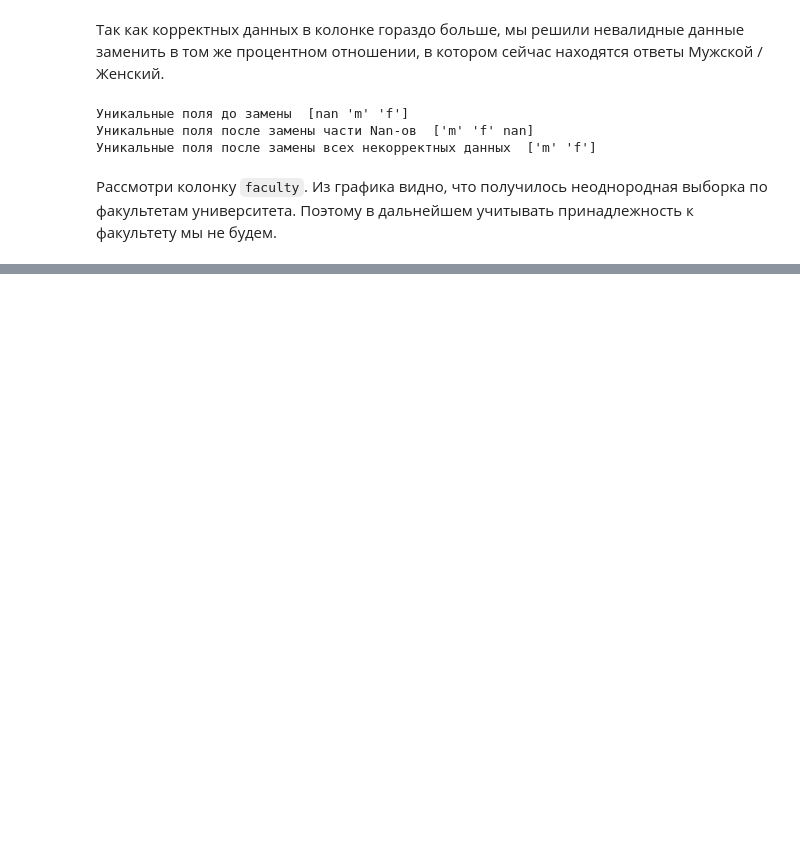
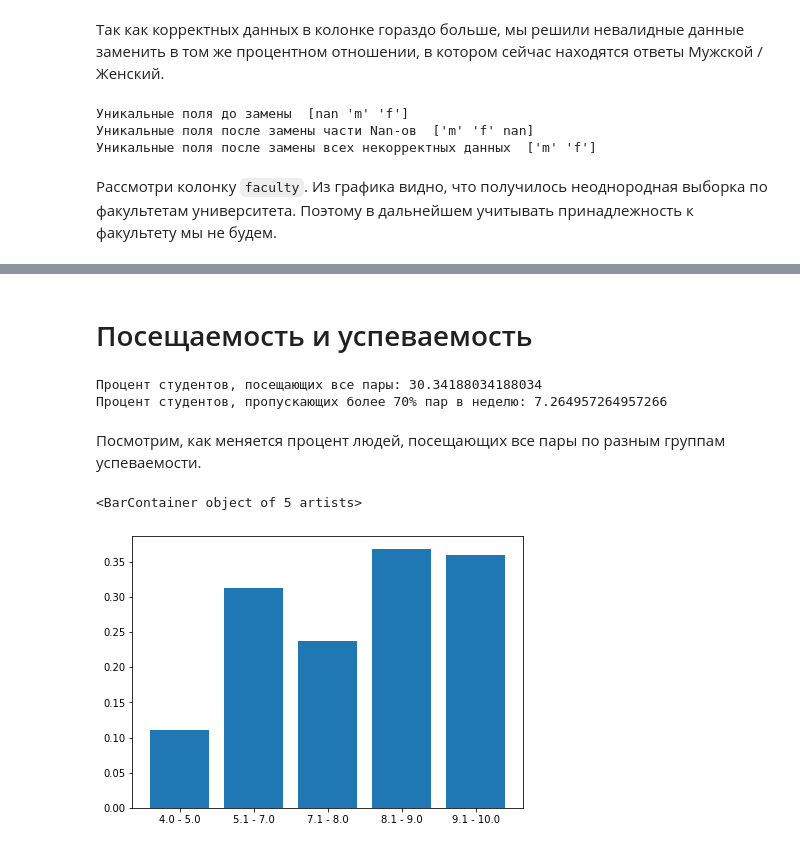
Before and after one commit to sherri-ice/DataAnalyseProject, a Jupyter notebook: vkiad_project.ipynb, the cells around one changed output, grey strips where cells are left out. Cells and saved outputs as stored; diff of their text form; code cells hidden in the pictures; blank space fills up the shorter version.

Commit message:
attendance and average grade analysis

```diff
--- a/vkiad_project.ipynb
+++ b/vkiad_project.ipynb
@@ -135,0 +136,29 @@ data_frame
+# %% [markdown]
+# Посещаемость и успеваемость
+# %%
+attendance = data_frame.attendance.value_counts()
+total = np.sum(np.array(attendance))
+print('Процент студентов, посещающих все пары:', attendance.loc['Хожу на все пары'] / total * 100)
+print('Процент студентов, пропускающих более 70% пар в неделю:', attendance.loc['Пропускаю >70% пар в неделю'] / total * 100)
+# %% [output]
+Процент студентов, посещающих все пары: 30.34188034188034
+Процент студентов, пропускающих более 70% пар в неделю: 7.264957264957266
+# %% [markdown]
+Посмотрим, как меняется процент людей, посещающих все пары по разным группам успеваемости.
+# %%
+grades_intervals = data_frame.average_grade.unique()
+grades_intervals = np.sort(grades_intervals)
+grades_and_full_attendance = {}
+df_attendance_and_grades = data_frame.loc[:, ['average_grade', 'attendance']].set_index('average_grade')
+for i in grades_intervals:
+  answers = df_attendance_and_grades.loc[i].value_counts()
+  total = np.sum(np.array(answers))
+  grades_and_full_attendance[i] = int(answers.loc['Хожу на все пары']) / total
+
+grades_and_full_attendance = Series(grades_and_full_attendance)
+plt.figure(figsize=(7, 5))
+plt.xticks(np.arange(grades_intervals.size), grades_intervals)
+plt.bar(range(grades_intervals.size), grades_and_full_attendance)
+# %% [output]
+<BarContainer object of 5 artists>
+[figure, added]
```
Also changed, not shown: parts of 5 cells of this notebook.
